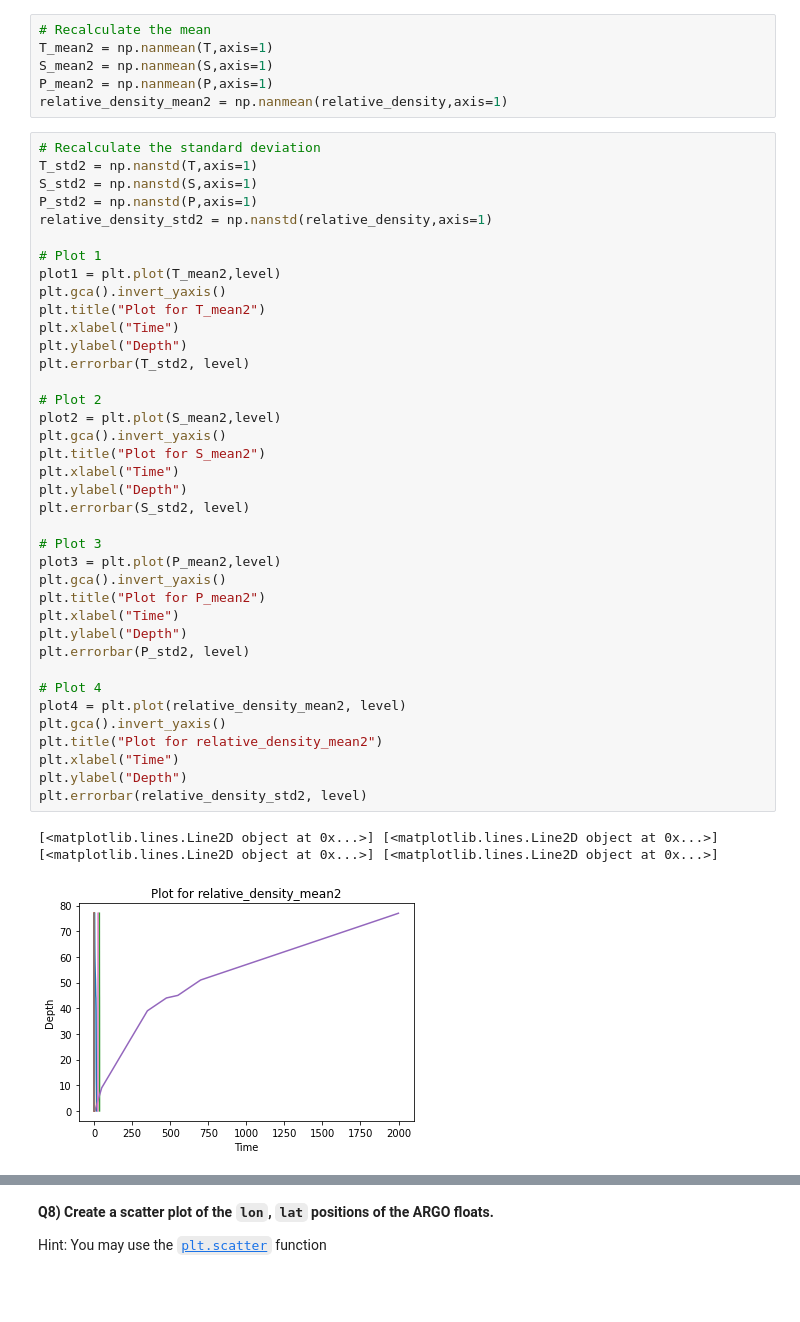
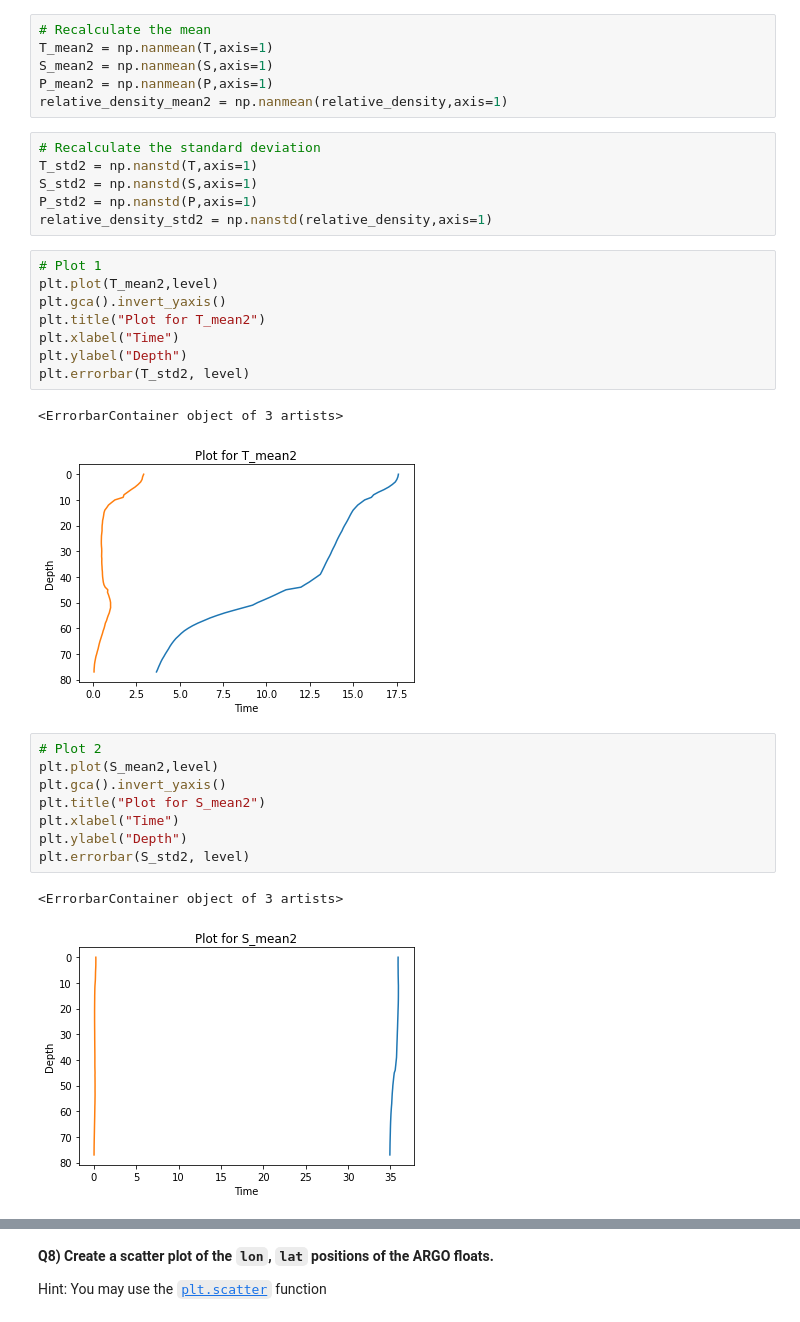
Before and after one commit to AlePol27/2022_ML_Earth_Env_Sci, a Jupyter notebook: Lab_Notebooks/S1_2_Numpy.ipynb, the cells around one changed output, grey strips where cells are left out. Saved outputs shown, nothing was run; the diff lists cells and outputs as text; blank space fills up the shorter version.

```diff
--- a/Lab_Notebooks/S1_2_Numpy.ipynb
+++ b/Lab_Notebooks/S1_2_Numpy.ipynb
@@ -710,44 +710,31 @@ T_mean2 = np.nanmean(T,axis=1)
 S_mean2 = np.nanmean(S,axis=1)
 P_mean2 = np.nanmean(P,axis=1)
 relative_density_mean2 = np.nanmean(relative_density,axis=1)
-# %%
-# Recalculate the standard deviation
-T_std2 = np.nanstd(T,axis=1)
-S_std2 = np.nanstd(S,axis=1)
-P_std2 = np.nanstd(P,axis=1)
-relative_density_std2 = np.nanstd(relative_density,axis=1)
-
-# Plot 1
-plot1 = plt.plot(T_mean2,level)
-plt.gca().invert_yaxis()
-plt.title("Plot for T_mean2")
-plt.xlabel("Time")
-plt.ylabel("Depth")
-plt.errorbar(T_std2, level)
-
-# Plot 2
-plot2 = plt.plot(S_mean2,level)
-plt.gca().invert_yaxis()
-plt.title("Plot for S_mean2")
-plt.xlabel("Time")
-plt.ylabel("Depth")
-plt.errorbar(S_std2, level)
-
-# Plot 3
-plot3 = plt.plot(P_mean2,level)
-plt.gca().invert_yaxis()
-plt.title("Plot for P_mean2")
-plt.xlabel("Time")
-plt.ylabel("Depth")
-plt.errorbar(P_std2, level)
-
-# Plot 4
-plot4 = plt.plot(relative_density_mean2, level)
-plt.gca().invert_yaxis()
-plt.title("Plot for relative_density_mean2")
-plt.xlabel("Time")
-plt.ylabel("Depth")
-plt.errorbar(relative_density_std2, level)
-# %% [output]
-[<matplotlib.lines.Line2D object at 0x...>] [<matplotlib.lines.Line2D object at 0x...>] [<matplotlib.lines.Line2D object at 0x...>] [<matplotlib.lines.Line2D object at 0x...>]
-[figure, removed]
+# %%
+# Recalculate the standard deviation
+T_std2 = np.nanstd(T,axis=1)
+S_std2 = np.nanstd(S,axis=1)
+P_std2 = np.nanstd(P,axis=1)
+relative_density_std2 = np.nanstd(relative_density,axis=1)
+# %%
+# Plot 1
+plt.plot(T_mean2,level)
+plt.gca().invert_yaxis()
+plt.title("Plot for T_mean2")
+plt.xlabel("Time")
+plt.ylabel("Depth")
+plt.errorbar(T_std2, level)
+# %% [output]
+<ErrorbarContainer object of 3 artists>
+[figure, added]
+# %%
+# Plot 2
+plt.plot(S_mean2,level)
+plt.gca().invert_yaxis()
+plt.title("Plot for S_mean2")
+plt.xlabel("Time")
+plt.ylabel("Depth")
+plt.errorbar(S_std2, level)
+# %% [output]
+<ErrorbarContainer object of 3 artists>
+[figure, added]
```
Also changed, not shown: parts of 3 cells of this notebook.
